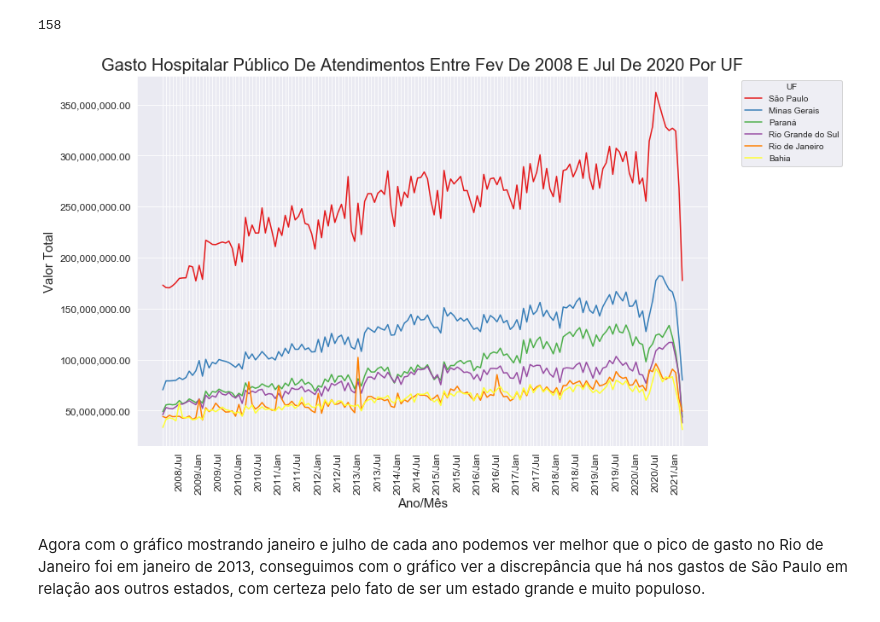
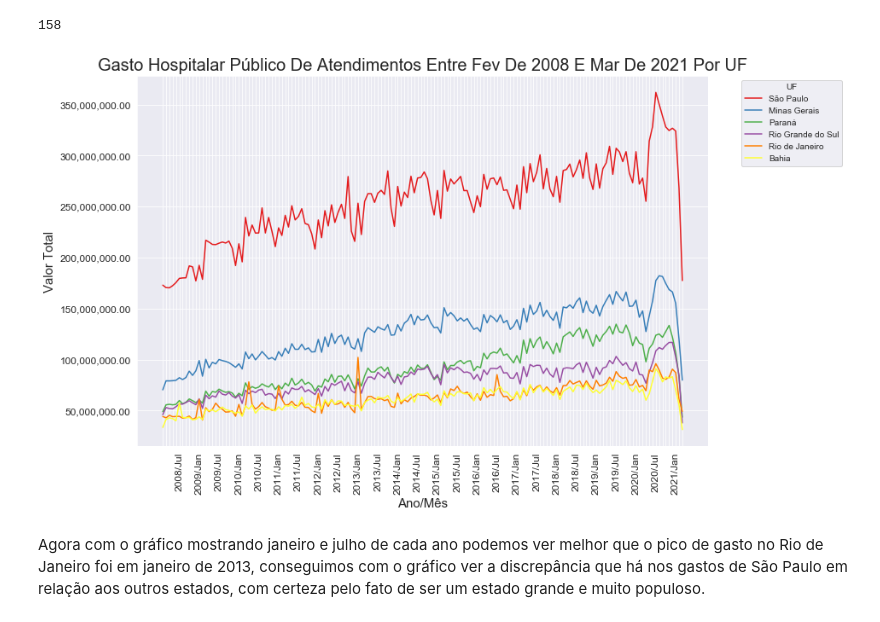
Before and after one commit to PedroHCAlmeida/Bootcamp_alura, a Jupyter notebook: Modulo_1/notebooks/Aula_2_3.ipynb, the cells around one changed output. Drawn from its saved outputs; the diff is of its cells as text; code cells hidden in the pictures.

```diff
--- a/Modulo_1/notebooks/Aula_2_3.ipynb
+++ b/Modulo_1/notebooks/Aula_2_3.ipynb
@@ -419,29 +419,29 @@ len(lista)
 # %%
 #Criando figura e eixos
 fig, ax = plt.subplots(figsize=(12,8))
 
 #Mudando o estilo de fundo
 sns.set_style('darkgrid')
 
 #Criando uma palheta de 6 cores
 sns.set_palette(sns.color_palette('Set1', 6))
 
 #Criando o gráfico
 ordenado.drop('regiao', axis=1).loc[estados].T.plot(ax=ax)
 
 #Plotando as legendas e mudando o tamanho das fontes
 ax.yaxis.set_major_formatter(ticker.StrMethodFormatter("{x:,.2f}"))
-plt.title('Gasto Hospitalar Público De Atendimentos Entre Fev De 2008 E Jul De 2020 Por UF', fontsize=20)
+plt.title('Gasto Hospitalar Público De Atendimentos Entre Fev De 2008 E Mar De 2021 Por UF', fontsize=20)
 plt.xlabel('Ano/Mês', fontsize=15)
 plt.ylabel('Valor Total', fontsize=15)
 plt.yticks(fontsize=12)
 plt.legend(title='UF', bbox_to_anchor=(1.05, 1), loc='upper left')
 plt.xticks(range(len(lista)), lista, fontsize=12, rotation=90)
 
 #Mostrando o gráfico
 plt.show()
 # %% [output]
-[figure, old version]
+[figure, new version]
 # %% [markdown]
 Agora com o gráfico mostrando janeiro e julho de cada ano podemos ver melhor que o pico de gasto no Rio de Janeiro foi em janeiro de 2013, conseguimos com o gráfico ver a discrepância que há nos gastos de São Paulo em relação aos outros estados, com certeza pelo fato de ser um estado grande e muito populoso.
 # %% [markdown]
```
Also changed, not shown: parts of 1 cell of this notebook.
